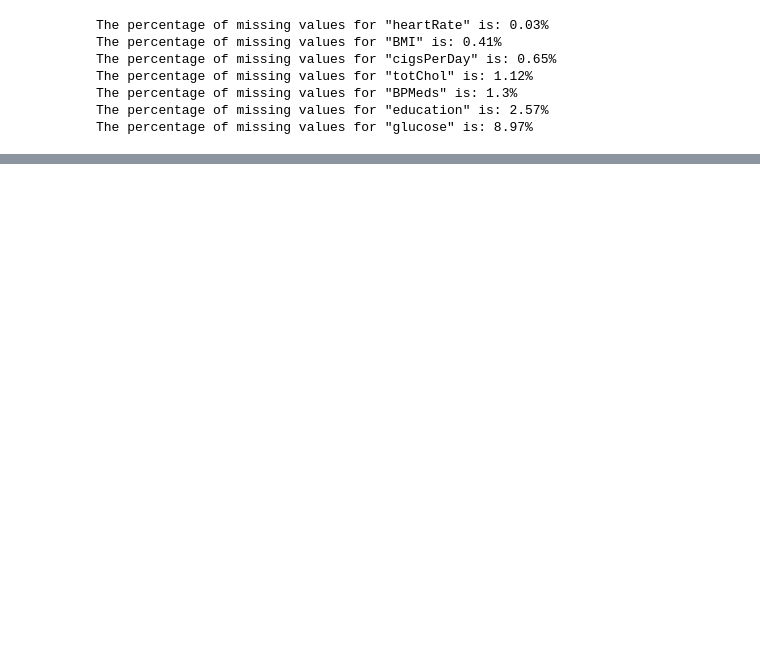
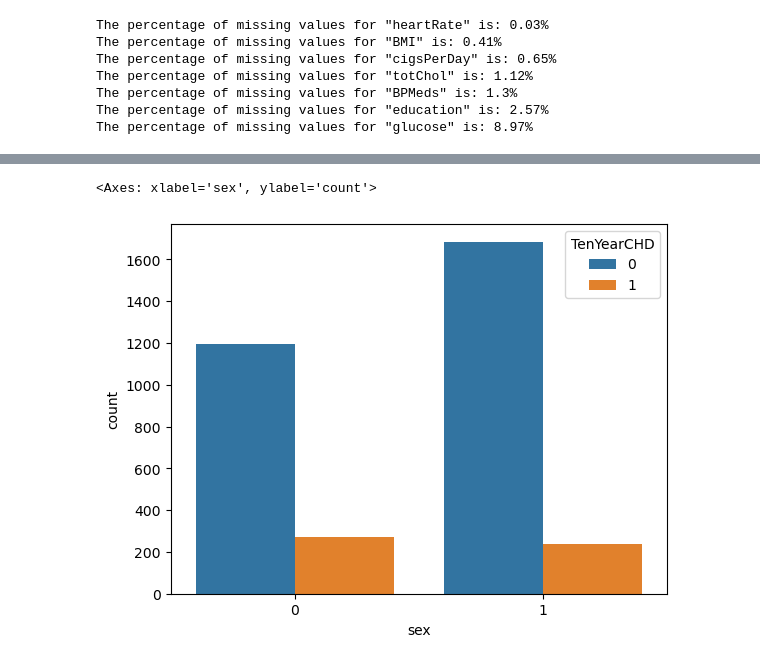
Before and after one commit to martingetzel/TPI-IA-2023, a Jupyter notebook: proyecto/NotebookBase.ipynb, the cells around one changed output, grey strips where cells are left out. Drawn from its saved outputs; the diff is of its cells as text; code cells hidden in the pictures; blank space fills up the shorter version.

```diff
--- a/proyecto/NotebookBase.ipynb
+++ b/proyecto/NotebookBase.ipynb
@@ -245,0 +338,5 @@ df.columns
+# %%
+sns.countplot(x=data['sex'], hue=data['TenYearCHD'])
+# %% [output]
+<Axes: xlabel='sex', ylabel='count'>
+[figure, added]
```
Also changed, not shown: parts of 26 cells of this notebook.
